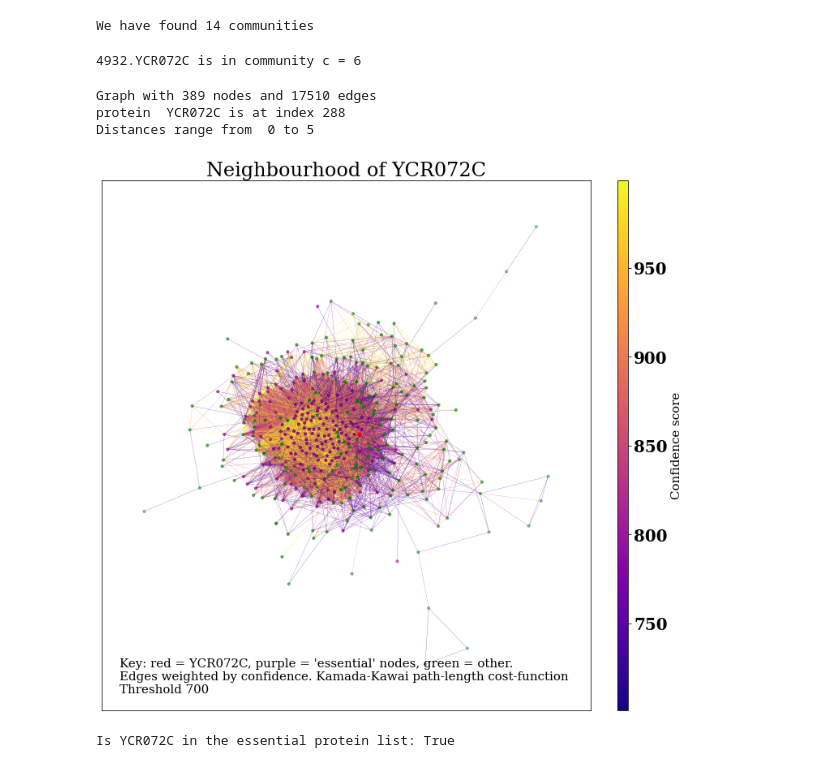
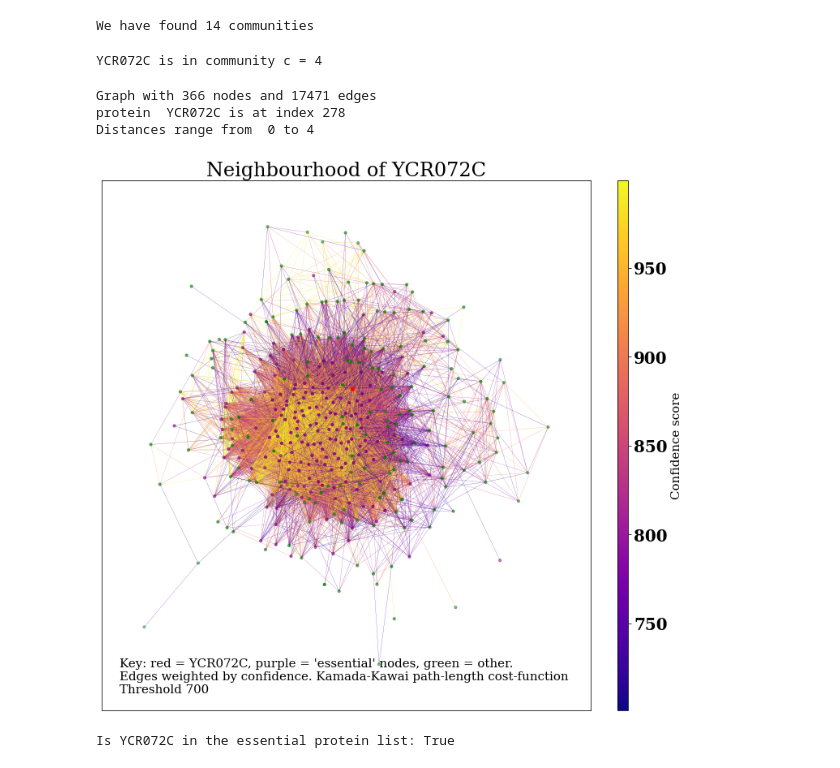
Before and after one commit to xdimos/Group-D-3888-Project, a Jupyter notebook: Yeast_network_visualisation.ipynb, the cells around one changed output. Saved outputs shown, nothing was run; the diff lists cells and outputs as text; code cells hidden in the pictures.

```diff
--- a/Yeast_network_visualisation.ipynb
+++ b/Yeast_network_visualisation.ipynb
@@ -31,6 +18,6 @@ def trim(protein_name):
 # %%
 # Read in the string-db for Yeast
-G0 = nx.read_weighted_edgelist("./4932.protein.links.v11.5.txt",comments="#",nodetype=str)
+G0 = nx.read_weighted_edgelist("./yeast_protein_edgelist_trimmed.txt",comments="#",nodetype=str)
 
 # For interest, plot the distribution of confidence scores
 plt.figure(figsize=(6,6));
@@ -80,7 +66,7 @@ print("We have found", len(communities), "communities")
 We have found 14 communities
 # %%
 # The protein of interest
-this_protein = '4932.YCR072C';
+this_protein = 'YCR072C';
 # The community containing the protein of interest
 protein_comm = {'',};
 
@@ -92,55 +78,14 @@ for c in range(len(communities)):
         #print()
         protein_comm = communities[c];
 # %% [output]
-4932.YCR072C is in community c = 6
+YCR072C is in community c = 4
 # %%
-# A simple QoL function to cut down a network to a given nodelist
-def cutdown_network(graph, nodelist):
-    graph_copy = graph.copy(); # just to allow modification
-    nodes_to_remove = set(graph.nodes) - protein_comm;
-    graph_copy.remove_nodes_from(nodes_to_remove)
-    return graph_copy
 
-# My custom drawing function, with all my prefered defaults set. Useful general functions like this should probably be broken
-# out into their own documents-to-be-included.
-def my_draw(graph, with_labels=False, kkl=False, color_by_weight=True, node_color="Blue", node_size=10, alpha=0.8,
-            key_text=None, title_text=None):
-    # "make a new figure"
-    network_fig = plt.figure(figsize=(12,12))
-    # Pick the layout option. At the moment I just have KK or spring. KK is much more time-intensive.
-    if (kkl):
-        my_layout = nx.kamada_kawai_layout(graph, weight=None);
-    else:
-        my_layout = nx.spring_layout(graph, k=0.5);
-    # We will almost always want to color by weight... if only 'cause it is prettier!
-    if (color_by_weight):
-        edges = graph.edges()
-        weights = [graph[u][v]['weight'] for u,v in edges]
-        # Pick the colormap here if you like!
-        cmap=plt.cm.plasma;
-
-        nx.draw_networkx_nodes(graph, pos=my_layout, node_size=node_size, alpha=alpha, node_color=node_color)
-        nx.draw_networkx_edges(graph, pos=my_layout, edge_color=weights, edge_cmap=cmap, width=0.2)
-
-        # Adding a colorbar as per https://stackoverflow.com/questions/26739248/how-to-add-a-simple-colorbar-to-a-network-graph-plot-in-python
-        sm = plt.cm.ScalarMappable(cmap=cmap, norm=plt.Normalize(vmin = min(weights), vmax=max(weights)))
-        sm._A = [];
-        cb = plt.colorbar(sm, aspect=50, fraction=0.05);
-        cb.set_label("Confidence score", fontsize=15);
-    else:
-        # If not coloring by weight... (I really haven't worked to make this that nice though!)
-        nx.draw(graph, pos=my_layout, node_size=node_size, alpha=alpha, node_color=node_color, font_size='10',with_labels=False)
-    # Title, and text in bottom left
-    if (key_text is not None):
-        network_fig.text(0.15,0.15, key_text, fontsize=15, fontweight='light')
-    if (title_text is not None):
-        plt.title(title_text);
-    # "show the figure"
-    plt.show();
-
+# Moved cutdown_network(...) to network_utilities.py
+# Moved my_draw(...) to network_utilities.py
 
 # Take the network of just the community of the protein of interest
-protein_comm_network = cutdown_network(G, protein_comm)
+protein_comm_network = nu.cutdown_network(G, protein_comm)
 
 print(protein_comm_network)
 
@@ -149,7 +94,7 @@ print(protein_comm_network)
 # This is some looping to make the pretty colors for the nodes. I wish this could be modulised better... TODO! #
 # ------------------------------------------------------------------------------------------------------------ #
 index_of_protein = list(protein_comm_network.nodes).index(this_protein);
-print('protein ', this_protein[5:], 'is at index', index_of_protein);
+print('protein ', this_protein, 'is at index', index_of_protein);
 num_nodes = len(protein_comm_network.nodes);
 this_node_list = list(protein_comm_network.nodes);
 
@@ -162,49 +107,49 @@ for i in range(num_nodes):
     my_alpha.append(0.8);
 
 for protein in ess_list:
-    if ('4932.'+protein in this_node_list):
-        j = this_node_list.index('4932.' + protein);
+    if (protein in this_node_list):
+        j = this_node_list.index(protein);
         #print("Found essential protein", protein, "at index", j)
         my_colors[j] = 'purple';
         my_sizes[j] = 10;
         my_alpha[j] = 0.8;
 
 # in particular, the following code can fade out more distant nodes (by path length).
 alpha_by_distance = True;
 # alternatively, highlight a particular shortest path length in yellow
 highlight_dist = None;
 
 path_lens = [];
 for i in range(num_nodes):
     path_len = nx.shortest_path_length(protein_comm_network, source=this_node_list[i], target=this_protein);
     path_lens.append(path_len);
     if (path_len == 0): continue; # just skip the case where we pick the target node itself
     if (alpha_by_distance): my_alpha[i] *= 1/path_len**0.5
     # highlight by shortest path length:
     if (highlight_dist is not None):
         if (path_len == highlight_dist): my_colors[i] = 'yellow'
 
 
 print("Distances range from ", min(path_lens), "to", max(path_lens))
 
 # Highlight the protein of interest
 my_colors[index_of_protein] = 'r';
 my_sizes[index_of_protein] = 20;
 my_alpha[index_of_protein] = 1;
 
 # The draw function can be a simple as:
-# my_draw(protein_comm_network)
+# nu.my_draw(protein_comm_network)
 
 # Draw the network
-my_draw(protein_comm_network, kkl=True, node_color=my_colors, node_size=my_sizes, alpha=my_alpha,
-        key_text="Key: red = "+this_protein[5:]+", purple = 'essential' nodes, green = other. "+
+nu.my_draw(protein_comm_network, kkl=True, node_color=my_colors, node_size=my_sizes, alpha=my_alpha,
+        key_text="Key: red = "+this_protein+", purple = 'essential' nodes, green = other. "+
         "\nEdges weighted by confidence. Kamada-Kawai path-length cost-function \nThreshold "+str(threshold_score),
-        title_text="Neighbourhood of "+this_protein[5:])
+        title_text="Neighbourhood of "+this_protein)
 # %% [output]
-Graph with 389 nodes and 17510 edges
-protein  YCR072C is at index 288
-Distances range from  0 to 5
+Graph with 366 nodes and 17471 edges
+protein  YCR072C is at index 278
+Distances range from  0 to 4
-[figure, old version]
+[figure, new version]
 # %%
 # We need to somehow incorporate the 'essential' protein list.
 # Georg seems to suggest purging them entirely (which we probably should do prior to community finding)
```
Also changed, not shown: parts of 4 cells of this notebook, 2 other files.
